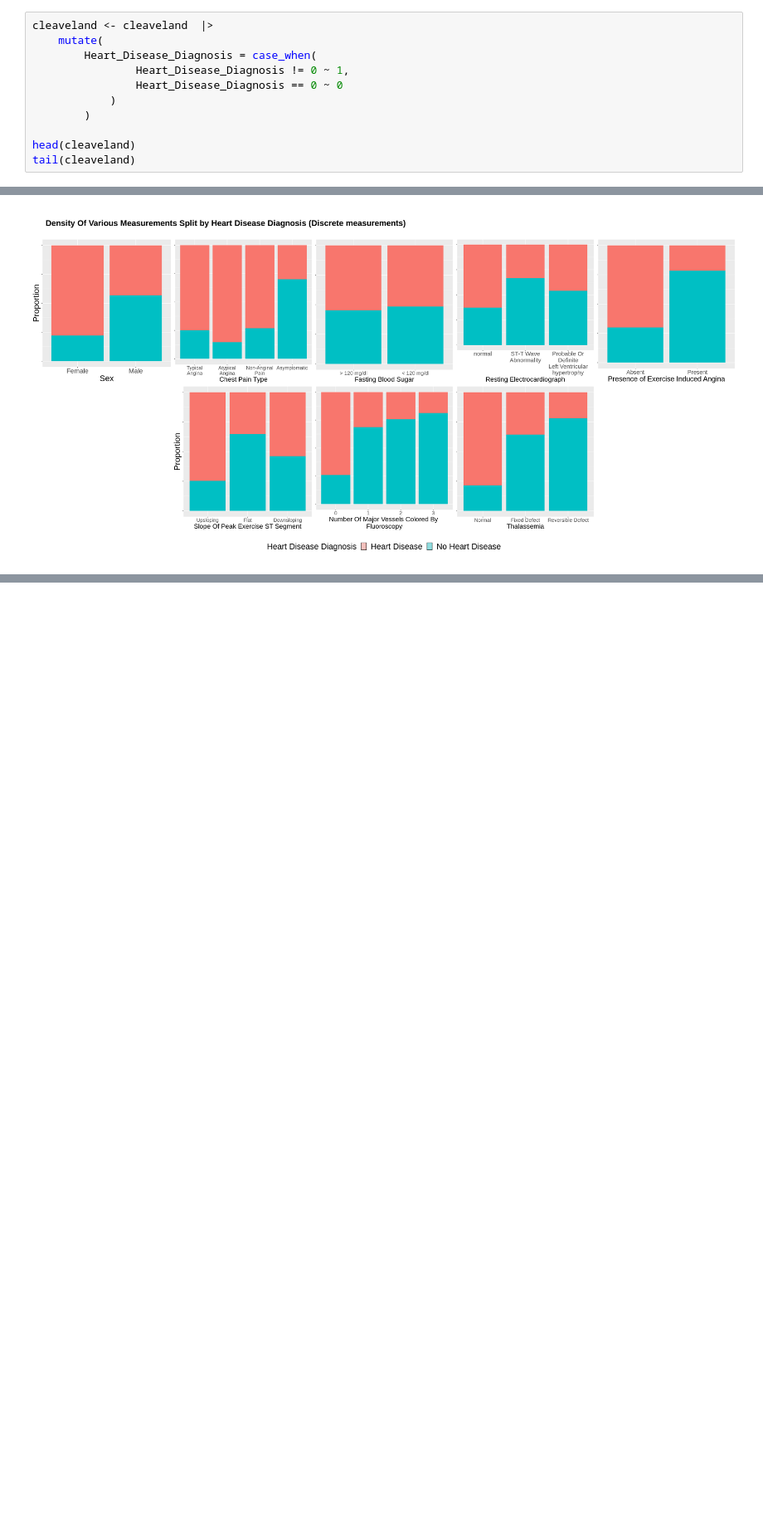
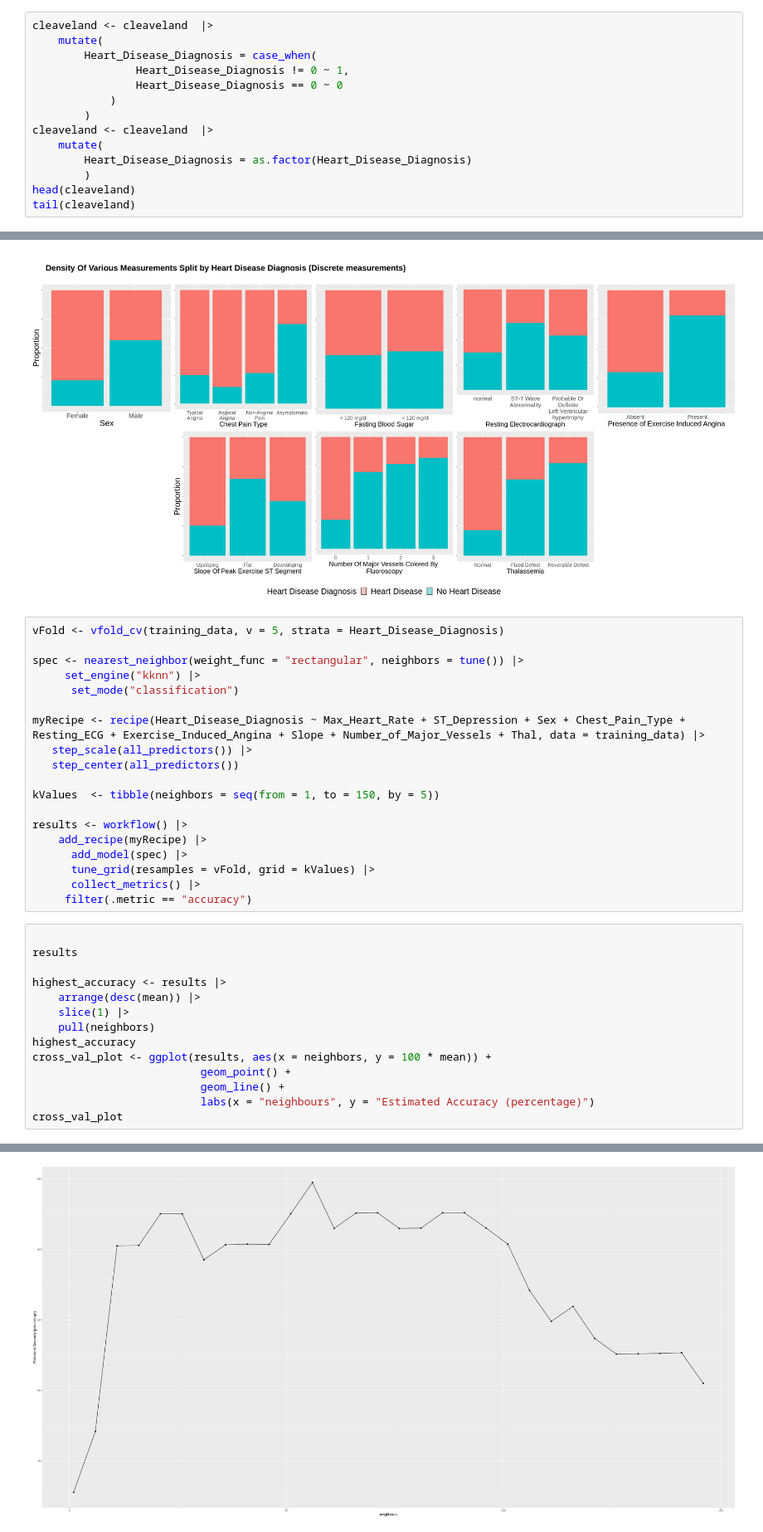
Before and after one commit to devr07/Project-DSCI100, a Jupyter notebook: projectpropsal.ipynb, the cells around one changed output, grey strips where cells are left out. Shown: that part at 83% size. Saved outputs shown, nothing was run; the diff lists cells and outputs as text; blank space fills up the shorter version.

Commit message:
added our classification model

```diff
--- a/projectpropsal.ipynb
+++ b/projectpropsal.ipynb
@@ -121,7 +139,10 @@ cleaveland <- cleaveland  |>
                 Heart_Disease_Diagnosis == 0 ~ 0
             )
         )
-
+cleaveland <- cleaveland  |>
+    mutate(
+        Heart_Disease_Diagnosis = as.factor(Heart_Disease_Diagnosis)
+        )
 head(cleaveland)
 tail(cleaveland)
 # %% [output]
@@ -470,3 +474,37 @@ the `.groups` argument.
 `.groups` argument.
 [figure]
 [figure]
+# %%
+vFold <- vfold_cv(training_data, v = 5, strata = Heart_Disease_Diagnosis)
+
+spec <- nearest_neighbor(weight_func = "rectangular", neighbors = tune()) |>
+     set_engine("kknn") |>
+      set_mode("classification")
+
+myRecipe <- recipe(Heart_Disease_Diagnosis ~ Max_Heart_Rate + ST_Depression + Sex + Chest_Pain_Type + Resting_ECG + Exercise_Induced_Angina + Slope + Number_of_Major_Vessels + Thal, data = training_data) |>
+   step_scale(all_predictors()) |>
+   step_center(all_predictors())
+
+kValues  <- tibble(neighbors = seq(from = 1, to = 150, by = 5))
+
+results <- workflow() |>
+    add_recipe(myRecipe) |>
+      add_model(spec) |>
+      tune_grid(resamples = vFold, grid = kValues) |>
+      collect_metrics() |>
+     filter(.metric == "accuracy")
+# %%
+
+results
+
+highest_accuracy <- results |>
+    arrange(desc(mean)) |>
+    slice(1) |>
+    pull(neighbors)
+highest_accuracy
+cross_val_plot <- ggplot(results, aes(x = neighbors, y = 100 * mean)) +
+                          geom_point() +
+                          geom_line() +
+                          labs(x = "neighbours", y = "Estimated Accuracy (percentage)")
+cross_val_plot
+# %% [output]
@@ -472,0 +531 @@ the `.groups` argument.
+[figure, added]
```
Also changed, not shown: parts of 6 cells of this notebook.
